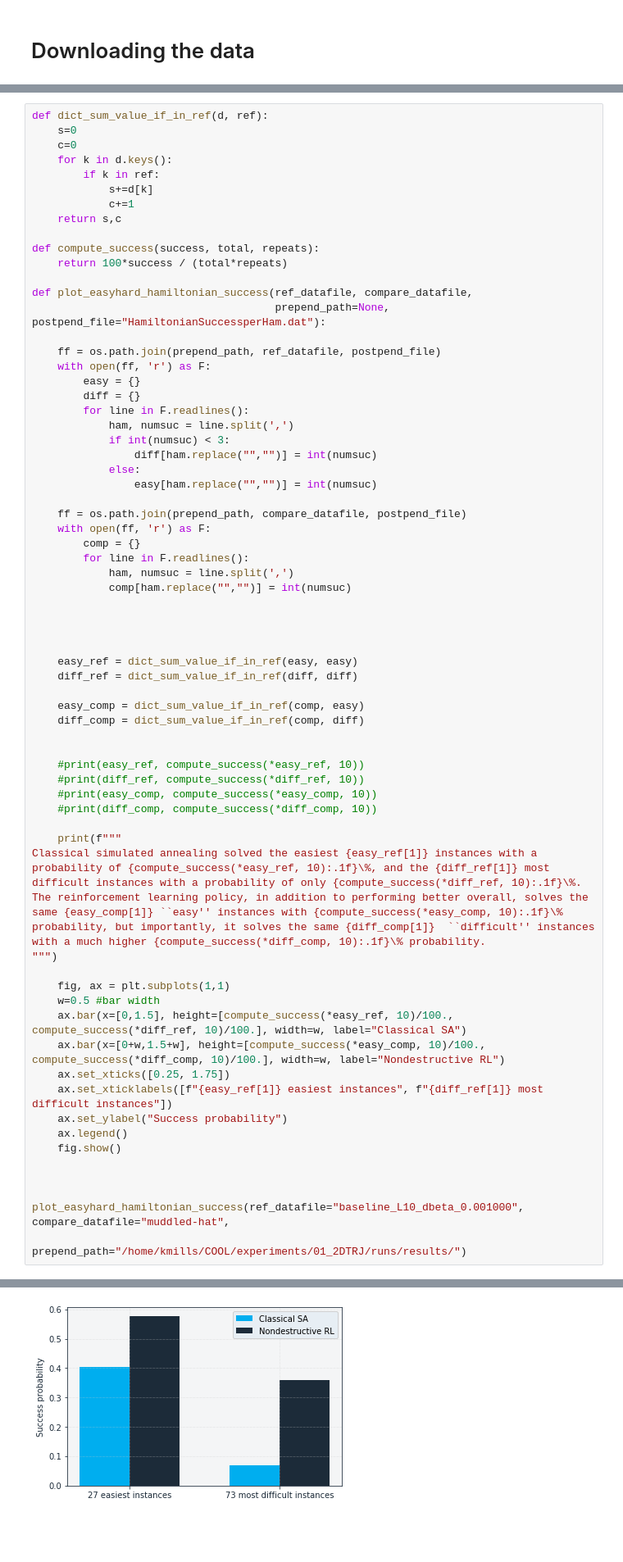
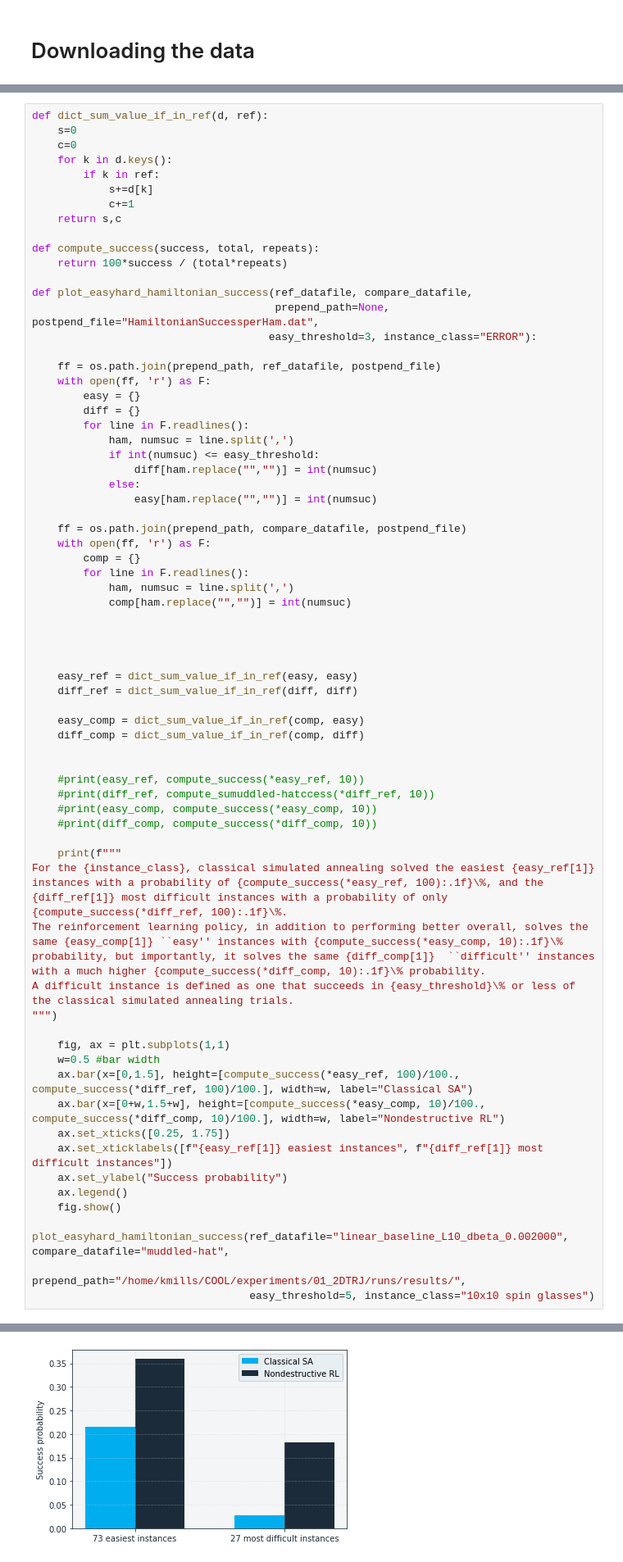
Before and after one commit to millskyle/COOL-1, a Jupyter notebook: plots/Plots.ipynb, the cells around one changed output, grey strips where cells are left out. Shown at 82% size. Drawn from its saved outputs; the diff is of its cells as text; blank space fills up the shorter version.

```diff
--- a/plots/Plots.ipynb
+++ b/plots/Plots.ipynb
@@ -682,7 +682,8 @@ def compute_success(success, total, repeats):
     return 100*success / (total*repeats)
 
 def plot_easyhard_hamiltonian_success(ref_datafile, compare_datafile,
-                                      prepend_path=None, postpend_file="HamiltonianSuccessperHam.dat"):
+                                      prepend_path=None, postpend_file="HamiltonianSuccessperHam.dat",
+                                     easy_threshold=3, instance_class="ERROR"):
 
     ff = os.path.join(prepend_path, ref_datafile, postpend_file)
     with open(ff, 'r') as F:
@@ -690,7 +691,7 @@ def plot_easyhard_hamiltonian_success(ref_datafile, compare_datafile,
         diff = {}
         for line in F.readlines():
             ham, numsuc = line.split(',')
-            if int(numsuc) < 3:
+            if int(numsuc) <= easy_threshold:
                 diff[ham.replace("","")] = int(numsuc)
             else:
                 easy[ham.replace("","")] = int(numsuc)
@@ -713,18 +714,19 @@ def plot_easyhard_hamiltonian_success(ref_datafile, compare_datafile,
 
 
     #print(easy_ref, compute_success(*easy_ref, 10))
-    #print(diff_ref, compute_success(*diff_ref, 10))
+    #print(diff_ref, compute_sumuddled-hatccess(*diff_ref, 10))
     #print(easy_comp, compute_success(*easy_comp, 10))
     #print(diff_comp, compute_success(*diff_comp, 10))
 
     print(f"""
-Classical simulated annealing solved the easiest {easy_ref[1]} instances with a probability of {compute_success(*easy_ref, 10):.1f}\%, and the {diff_ref[1]} most difficult instances with a probability of only {compute_success(*diff_ref, 10):.1f}\%.
+For the {instance_class}, classical simulated annealing solved the easiest {easy_ref[1]} instances with a probability of {compute_success(*easy_ref, 100):.1f}\%, and the {diff_ref[1]} most difficult instances with a probability of only {compute_success(*diff_ref, 100):.1f}\%.
 The reinforcement learning policy, in addition to performing better overall, solves the same {easy_comp[1]} ``easy'' instances with {compute_success(*easy_comp, 10):.1f}\% probability, but importantly, it solves the same {diff_comp[1]}  ``difficult'' instances with a much higher {compute_success(*diff_comp, 10):.1f}\% probability.
+A difficult instance is defined as one that succeeds in {easy_threshold}\% or less of the classical simulated annealing trials.
 """)
 
     fig, ax = plt.subplots(1,1)
     w=0.5 #bar width
-    ax.bar(x=[0,1.5], height=[compute_success(*easy_ref, 10)/100., compute_success(*diff_ref, 10)/100.], width=w, label="Classical SA")
+    ax.bar(x=[0,1.5], height=[compute_success(*easy_ref, 100)/100., compute_success(*diff_ref, 100)/100.], width=w, label="Classical SA")
     ax.bar(x=[0+w,1.5+w], height=[compute_success(*easy_comp, 10)/100., compute_success(*diff_comp, 10)/100.], width=w, label="Nondestructive RL")
     ax.set_xticks([0.25, 1.75])
     ax.set_xticklabels([f"{easy_ref[1]} easiest instances", f"{diff_ref[1]} most difficult instances"])
@@ -732,8 +734,7 @@ The reinforcement learning policy, in addition to performing better overall, sol
     ax.legend()
     fig.show()
 
-
-
-plot_easyhard_hamiltonian_success(ref_datafile="baseline_L10_dbeta_0.001000", compare_datafile="muddled-hat",
-                             prepend_path="/home/kmills/COOL/experiments/01_2DTRJ/runs/results/")
+plot_easyhard_hamiltonian_success(ref_datafile="linear_baseline_L10_dbeta_0.002000", compare_datafile="muddled-hat",
+                             prepend_path="/home/kmills/COOL/experiments/01_2DTRJ/runs/results/",
+                                  easy_threshold=5, instance_class="10x10 spin glasses")
 # %% [output]
@@ -742 +744 @@ The reinforcement learning policy, in addition to performing better overall, sol
-[figure, old version]
+[figure, new version]
```
Also changed, not shown: parts of 3 cells of this notebook, 1 other file.
